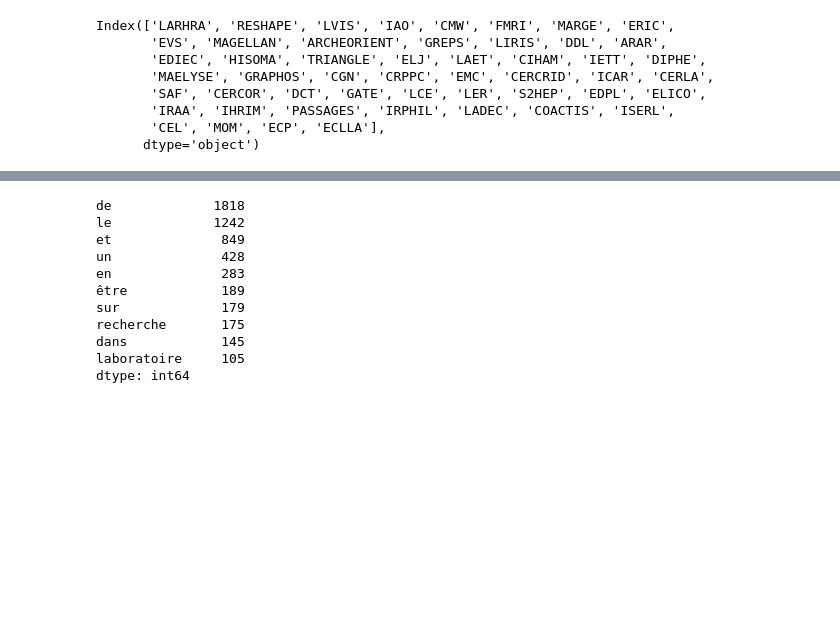
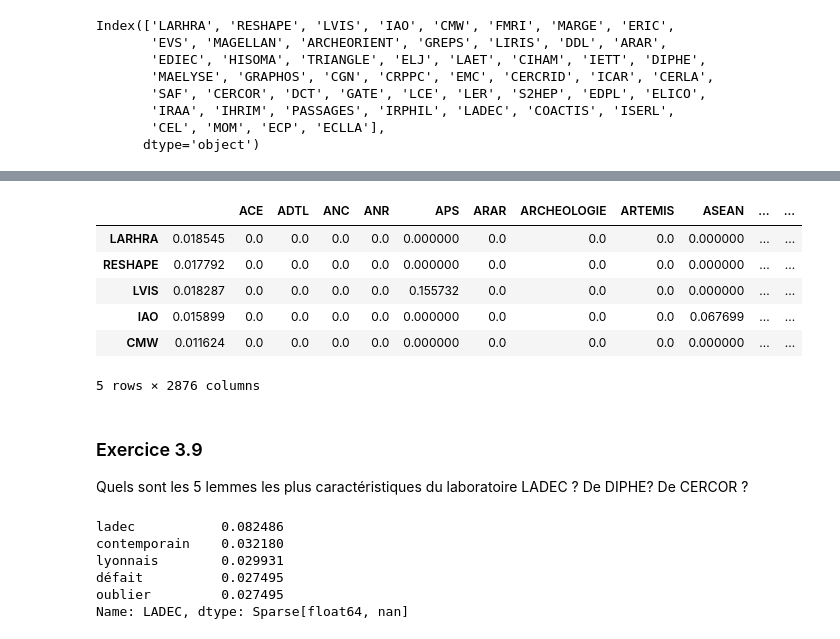
Before and after one commit to Geminy3/Webscrapping_formation, a Jupyter notebook: Notebook 3 - corrigé.ipynb, the cells around one changed output, grey strips where cells are left out. Cells and saved outputs as stored; diff of their text form; code cells hidden in the pictures; blank space fills up the shorter version.

```diff
--- a/Notebook 3 - corrigé.ipynb
+++ b/Notebook 3 - corrigé.ipynb
@@ -254,18 +403,35 @@ for labo in tqdm(labos):
 # %%
-vectorizer=CountVectorizer()
-X=vectorizer.fit_transform(documents)
-counts=pd.DataFrame.sparse.from_spmatrix(X, index=labos.keys(),columns=vectorizer.get_feature_names_out())
+def tokenizer(s):
+    return s.split('\n')
+
+documents=[]
+nom_labos=[]
+for fichier in fichiers:
+    nom_labos.append(fichier.split('/')[1])
+    with open(fichier, encoding='utf8') as f:
+        documents.append(f.read())
+tfidfer=TfidfVectorizer(lowercase=False,tokenizer=tokenizer) #On ne maîtrise pas bien la tokennisation de CountVectorizer !
+tfidf_sklearn=tfidfer.fit_transform(documents)
+tfidf_sklearn=pd.DataFrame.sparse.from_spmatrix(tfidf_sklearn,index=nom_labos,columns=tfidfer.get_feature_names_out())
+# %%
+tfidf_sklearn.head()
+# %% [output]
+|  |  | ACE | ADTL | ANC | ANR | APS | ARAR | ARCHEOLOGIE | ARTEMIS | ASEAN | ... | ... |
+| LARHRA | 0.018545 | 0.0 | 0.0 | 0.0 | 0.0 | 0.000000 | 0.0 | 0.0 | 0.0 | 0.000000 | ... | ... |
+| RESHAPE | 0.017792 | 0.0 | 0.0 | 0.0 | 0.0 | 0.000000 | 0.0 | 0.0 | 0.0 | 0.000000 | ... | ... |
+| LVIS | 0.018287 | 0.0 | 0.0 | 0.0 | 0.0 | 0.155732 | 0.0 | 0.0 | 0.0 | 0.000000 | ... | ... |
+| IAO | 0.015899 | 0.0 | 0.0 | 0.0 | 0.0 | 0.000000 | 0.0 | 0.0 | 0.0 | 0.067699 | ... | ... |
+| CMW | 0.011624 | 0.0 | 0.0 | 0.0 | 0.0 | 0.000000 | 0.0 | 0.0 | 0.0 | 0.000000 | ... | ... |
+5 rows × 2876 columns
+# %% [markdown]
+### Exercice 3.9
+Quels sont les 5 lemmes les plus caractéristiques du laboratoire LADEC ? De DIPHE? De CERCOR ?
 # %%
-counts.sum().sort_values(ascending=False)[:10]
+tfidf.loc['LADEC'].sort_values(ascending=False).head(5)
 # %% [output]
-de             1818
-le             1242
-et              849
-un              428
-en              283
-être            189
-sur             179
-recherche       175
-dans            145
-laboratoire     105
-dtype: int64
+ladec           0.082486
+contemporain    0.032180
+lyonnais        0.029931
+défait          0.027495
+oublier         0.027495
+Name: LADEC, dtype: Sparse[float64, nan]
```
Also changed, not shown: parts of 62 cells of this notebook, 4 other files.
